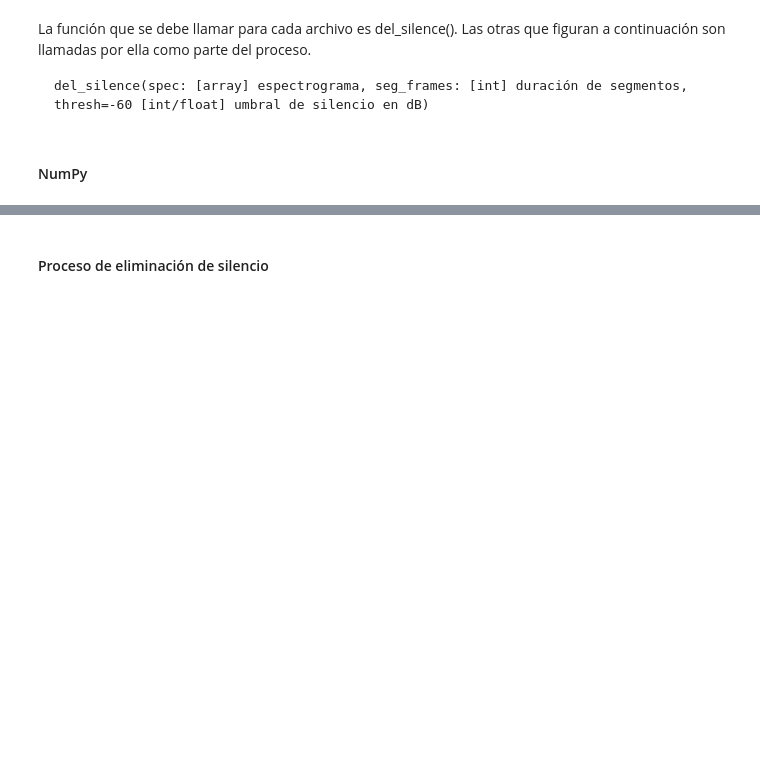
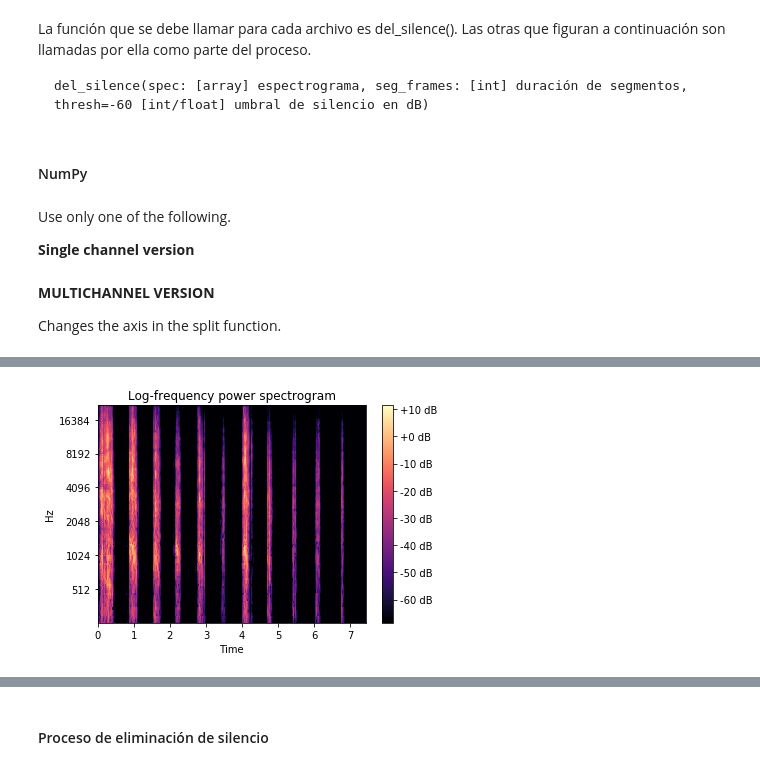
Before and after one commit to pupkinivan/fsd-tagging, a Jupyter notebook: ladifanet.ipynb, the cells around one changed output, grey strips where cells are left out. Cells and saved outputs as stored; diff of their text form; code cells hidden in the pictures; blank space fills up the shorter version.

```diff
--- a/ladifanet.ipynb
+++ b/ladifanet.ipynb
@@ -257,4 +422,8 @@ La función que se debe llamar para cada archivo es del_silence(). Las otras que
     del_silence(spec: [array] espectrograma, seg_frames: [int] duración de segmentos, thresh=-60 [int/float] umbral de silencio en dB)
 # %% [markdown]
 #### NumPy
+# %% [markdown]
+Use only one of the following.
+
+**Single channel version**
 # %%
@@ -325,0 +511,4 @@ def del_silence(spec, n_fft, on='amplitude', thresh=1.e-6):
+# %% [markdown]
+**MULTICHANNEL VERSION**
+
+Changes the axis in the split function.
@@ -325,0 +597,9 @@ def del_silence(spec, n_fft, on='amplitude', thresh=1.e-6):
+# %%
+# PRUEBA
+# os.chdir('train_curated')
+# os.listdir()
+
+specs = read_as_spectrogramsx3(conf, '009ca29f.wav',
+                               trim_long_data=False,
+                               debug_display=True)
+# %% [output]
@@ -326 +607,2 @@ def del_silence(spec, n_fft, on='amplitude', thresh=1.e-6):
+[figure, added]
 # %%
```
Also changed, not shown: parts of 166 cells of this notebook.
